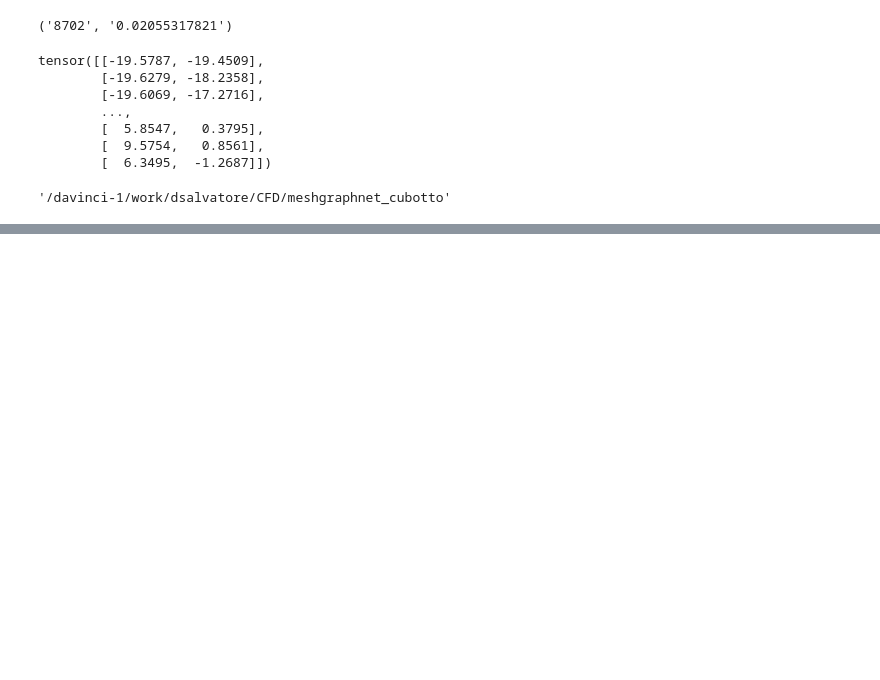
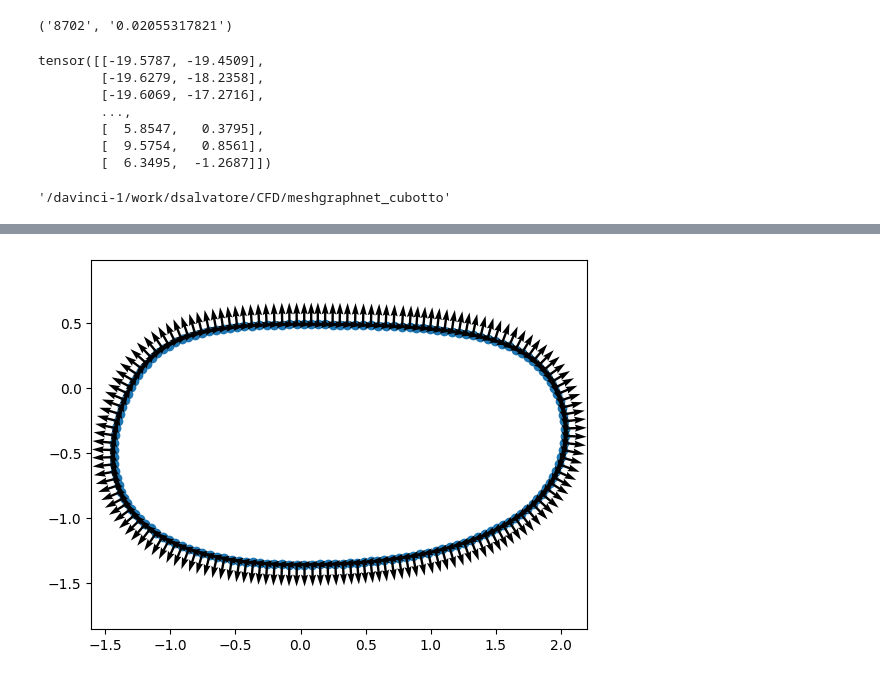
Before and after one commit to alesaso2000/MeshGraphNet-for-Steady-State-Solutions, a Jupyter notebook: read_openfoam.ipynb, the cells around one changed output, grey strips where cells are left out. Saved outputs shown, nothing was run; the diff lists cells and outputs as text; code cells hidden in the pictures; blank space fills up the shorter version.

```diff
--- a/read_openfoam.ipynb
+++ b/read_openfoam.ipynb
@@ -743,0 +1500,8 @@ os.getcwd()
+# %%
+plt.scatter(body_coords[:,0], body_coords[:,1])
+plt.axis('equal')
+plt.quiver(body_coords[:,0], body_coords[:,1], normals[:,0], normals[:,1])
+plt.quiver(body_coords[:,0], body_coords[:,1], tangents[:,0], tangents[:,1])
+plt.show()
+# %% [output]
+[figure, added]
```
Also changed, not shown: parts of 63 cells of this notebook, 5 other files.
